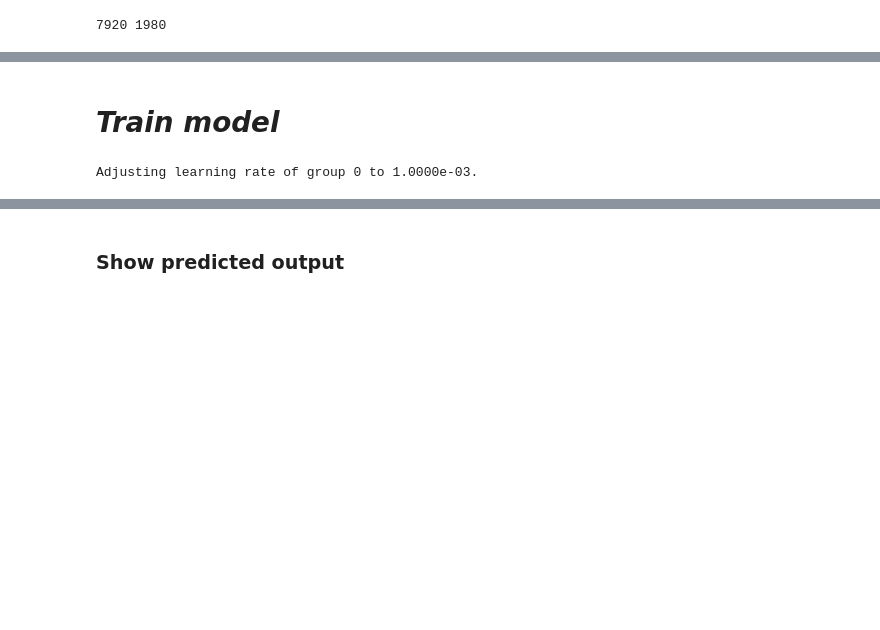
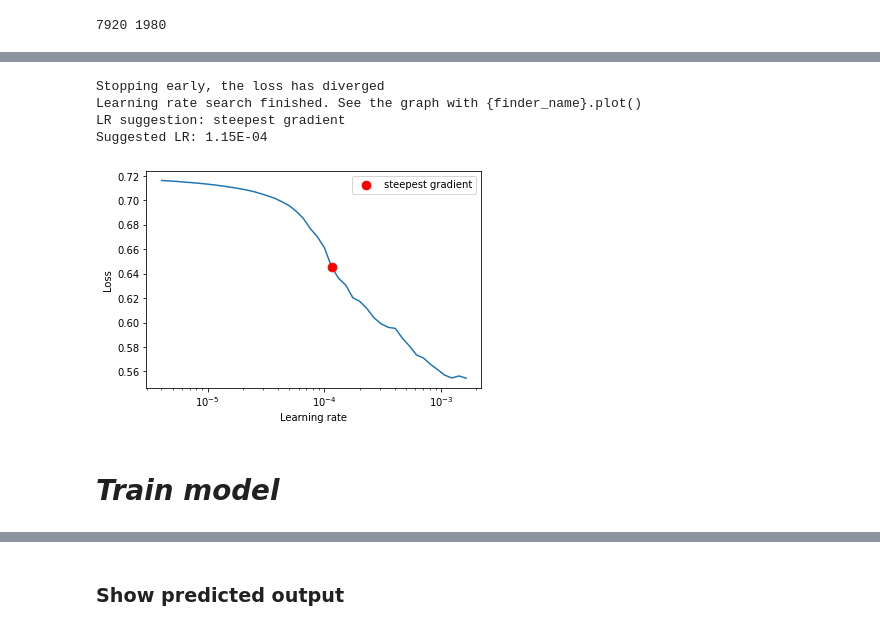
Before and after one commit to karimassi/road-segmentation, a Jupyter notebook: src/train_models.ipynb, the cells around one changed output, grey strips where cells are left out. Cells and saved outputs as stored; diff of their text form; code cells hidden in the pictures; blank space fills up the shorter version.

```diff
--- a/src/train_models.ipynb
+++ b/src/train_models.ipynb
@@ -123,3 +151,25 @@ dataloader_test = torch.utils.data.DataLoader(
+# %%
+from torch_lr_finder import LRFinder
+from u_net_paper import UNet_paper
+
+NUM_CHANNELS = 3
+NUM_FILTERS = 64
+
+model = UNet_paper(NUM_CHANNELS, NUM_FILTERS).to(device)
+
+criterion = torch.nn.BCELoss()
+optimizer = torch.optim.Adam(model.parameters(), lr=1e-6)
+
+lr_finder = LRFinder(model, optimizer, criterion, device="cuda")
+lr_finder.range_test(dataloader_train, end_lr=1, num_iter=100)
+lr_finder.plot() # to inspect the loss-learning rate graph
+lr_finder.reset() # to reset the model and optimizer to their initial state
+# %% [output]
+Stopping early, the loss has diverged
+Learning rate search finished. See the graph with {finder_name}.plot()
+LR suggestion: steepest gradient
+Suggested LR: 1.15E-04
+[figure, added]
 # %% [markdown]
 # ***Train model***
 # %%
@@ -139,10 +189,8 @@ model = UNet_paper(NUM_CHANNELS, NUM_FILTERS).to(device)
 #    print("Loading model from " + loading_model_file)
 #    model.load_state_dict(torch.load(loading_model_file))
 
-optimizer = torch.optim.SGD(model.parameters(), lr=learning_rate, weight_decay=0.001)
-scheduler = torch.optim.lr_scheduler.ExponentialLR(optimizer=optimizer, gamma=decay_rate, verbose=True)
+optimizer = torch.optim.Adam(model.parameters(), lr=1.15e-04)#, lr=learning_rate, momentum=0.9)
+#scheduler = torch.optim.lr_scheduler.ExponentialLR(optimizer=optimizer, gamma=1, verbose=True)
-# %% [output]
-Adjusting learning rate of group 0 to 1.0000e-03.
 # %%
 import training
 
```
Also changed, not shown: parts of 8 cells of this notebook.
